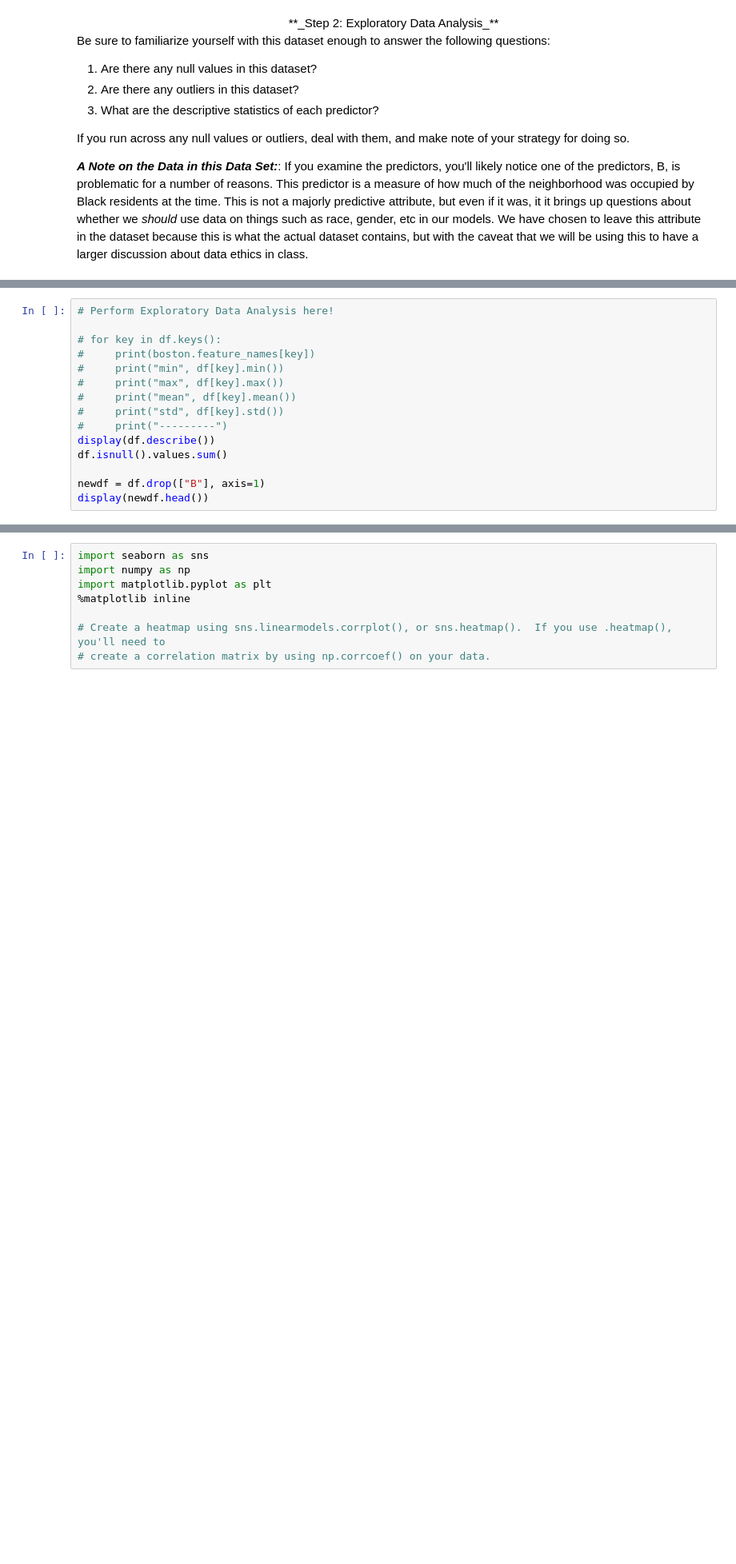
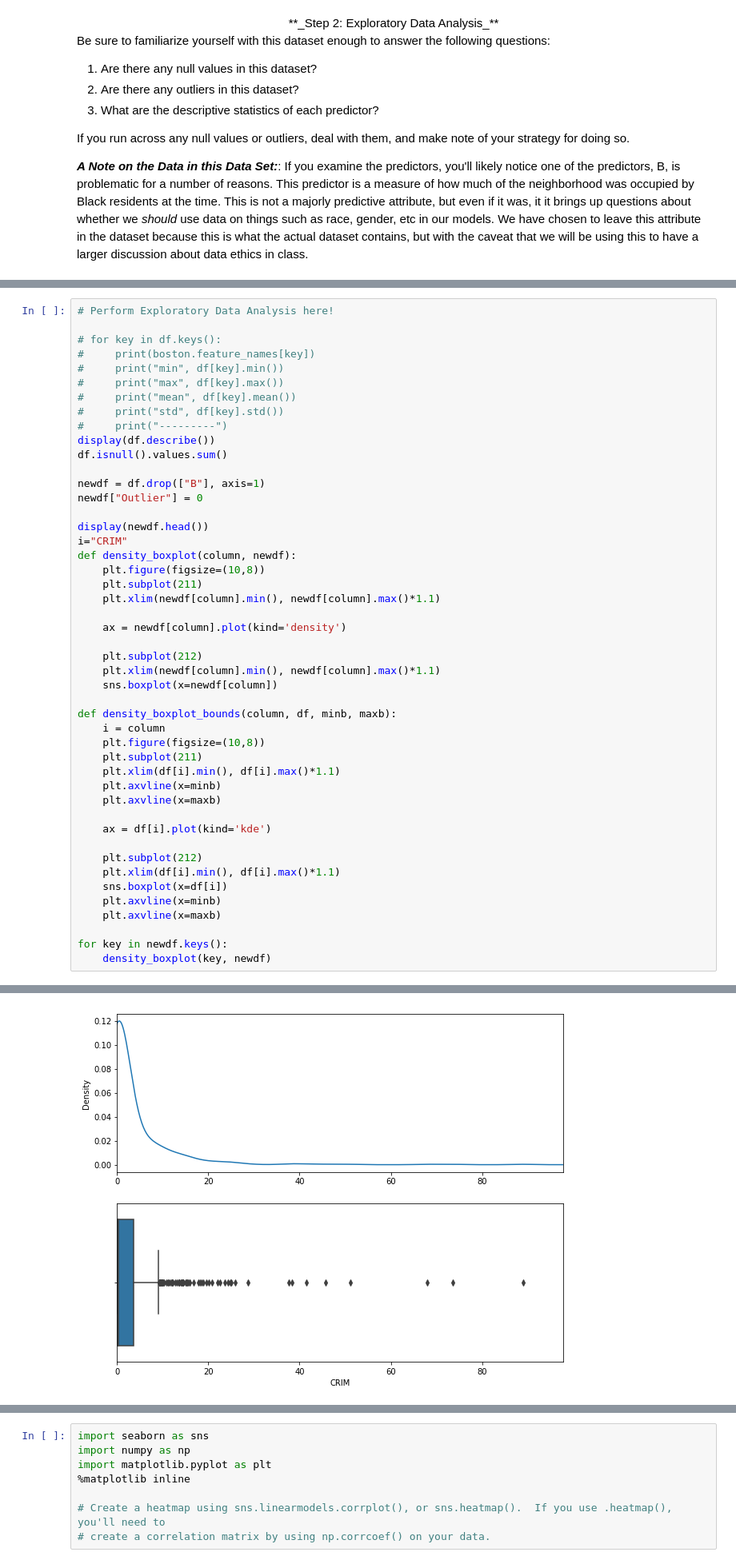
Before and after one commit to JSitter/DS-2-Machine-Learning, a Jupyter notebook: 04_Regression_Techniques.ipynb, the cells around one changed output, grey strips where cells are left out. Shown: that part at 80% size. Drawn from its saved outputs; the diff is of its cells as text; blank space fills up the shorter version.

```diff
--- a/04_Regression_Techniques.ipynb
+++ b/04_Regression_Techniques.ipynb
@@ -182,7 +198,39 @@ display(df.describe())
 df.isnull().values.sum()
 
 newdf = df.drop(["B"], axis=1)
+newdf["Outlier"] = 0
+
 display(newdf.head())
+i="CRIM"
+def density_boxplot(column, newdf):
+    plt.figure(figsize=(10,8))
+    plt.subplot(211)
+    plt.xlim(newdf[column].min(), newdf[column].max()*1.1)
+
+    ax = newdf[column].plot(kind='density')
+
+    plt.subplot(212)
+    plt.xlim(newdf[column].min(), newdf[column].max()*1.1)
+    sns.boxplot(x=newdf[column])
+
+def density_boxplot_bounds(column, df, minb, maxb):
+    i = column
+    plt.figure(figsize=(10,8))
+    plt.subplot(211)
+    plt.xlim(df[i].min(), df[i].max()*1.1)
+    plt.axvline(x=minb)
+    plt.axvline(x=maxb)
+
+    ax = df[i].plot(kind='kde')
+
+    plt.subplot(212)
+    plt.xlim(df[i].min(), df[i].max()*1.1)
+    sns.boxplot(x=df[i])
+    plt.axvline(x=minb)
+    plt.axvline(x=maxb)
+
+for key in newdf.keys():
+    density_boxplot(key, newdf)
 # %% [output]
 |  | CRIM | ZN | INDUS | CHAS | NOX | RM | AGE | DIS | RAD | TAX | PTRATIO | ... |
 | count | 506.000000 | 506.000000 | 506.000000 | 506.000000 | 506.000000 | 506.000000 | 506.000000 | 506.000000 | 506.000000 | 506.000000 | 506.000000 | ... |
@@ -201,0 +254 @@ display(newdf.head())
+[figure, added]
```
Also changed, not shown: parts of 6 cells of this notebook.
